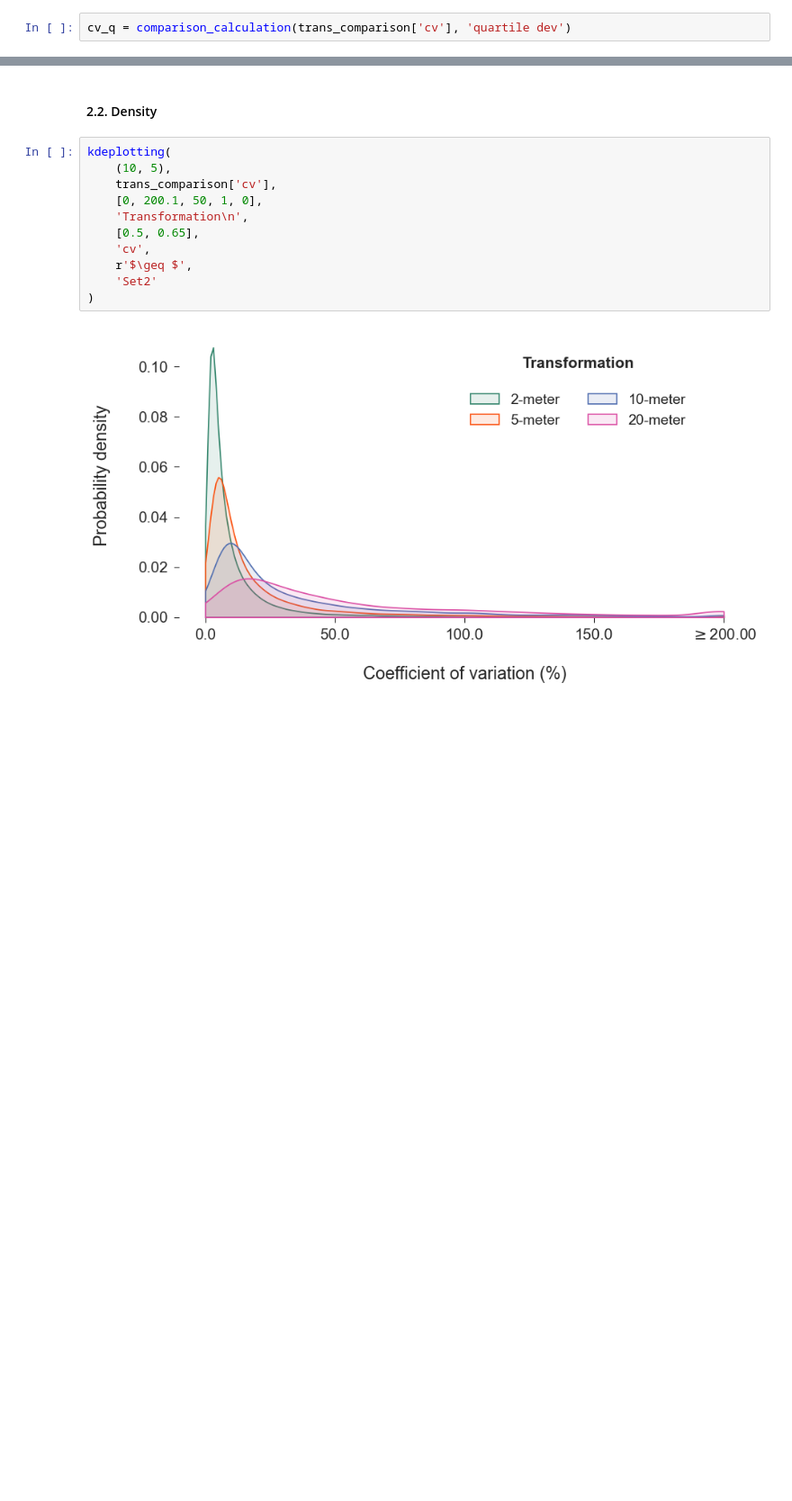
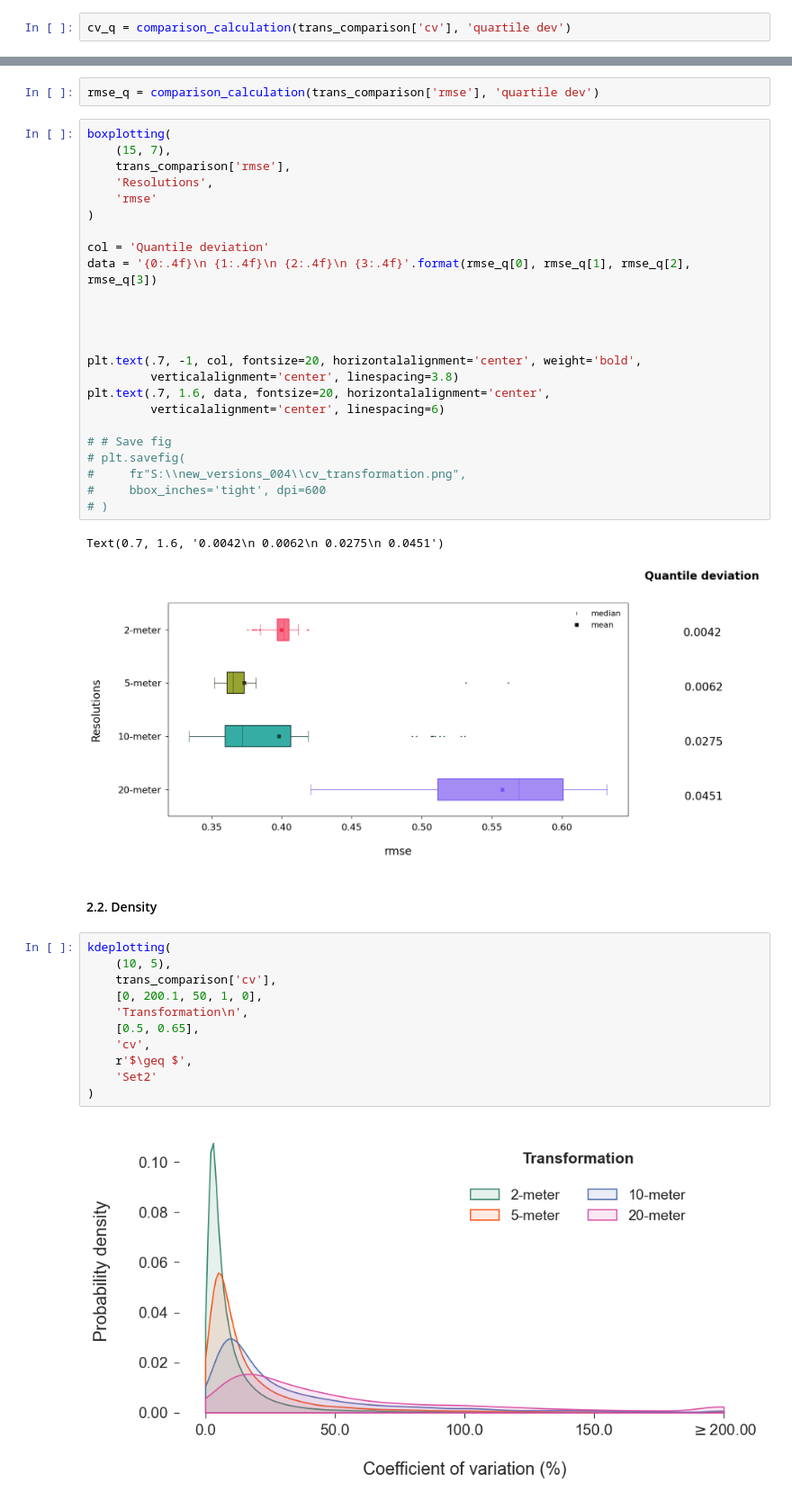
Before and after one commit to Martin20494/Grid_Orientation, a Jupyter notebook: simulation/Executing/Execute_comparison_resolutions.ipynb, the cells around one changed output, grey strips where cells are left out. Shown: that part at 90% size. Cells and saved outputs as stored; diff of their text form; blank space fills up the shorter version.

```diff
--- a/simulation/Executing/Execute_comparison_resolutions.ipynb
+++ b/simulation/Executing/Execute_comparison_resolutions.ipynb
@@ -138,3 +139,32 @@ Text(600, 1.5, '4.576\n 8.567\n 18.391\n 31.012')
+# %%
+rmse_q = comparison_calculation(trans_comparison['rmse'], 'quartile dev')
+# %%
+boxplotting(
+    (15, 7),
+    trans_comparison['rmse'],
+    'Resolutions',
+    'rmse'
+)
+
+col = 'Quantile deviation'
+data = '{0:.4f}\n {1:.4f}\n {2:.4f}\n {3:.4f}'.format(rmse_q[0], rmse_q[1], rmse_q[2], rmse_q[3])
+
+
+
+
+plt.text(.7, -1, col, fontsize=20, horizontalalignment='center', weight='bold',
+         verticalalignment='center', linespacing=3.8)
+plt.text(.7, 1.6, data, fontsize=20, horizontalalignment='center',
+         verticalalignment='center', linespacing=6)
+
+# # Save fig
+# plt.savefig(
+#     fr"S:\\new_versions_004\\cv_transformation.png",
+#     bbox_inches='tight', dpi=600
+# )
+# %% [output]
+Text(0.7, 1.6, '0.0042\n 0.0062\n 0.0275\n 0.0451')
+[figure, added]
 # %% [markdown]
 #### 2.2. Density
 # %%
```
Also changed, not shown: parts of 6 cells of this notebook.
